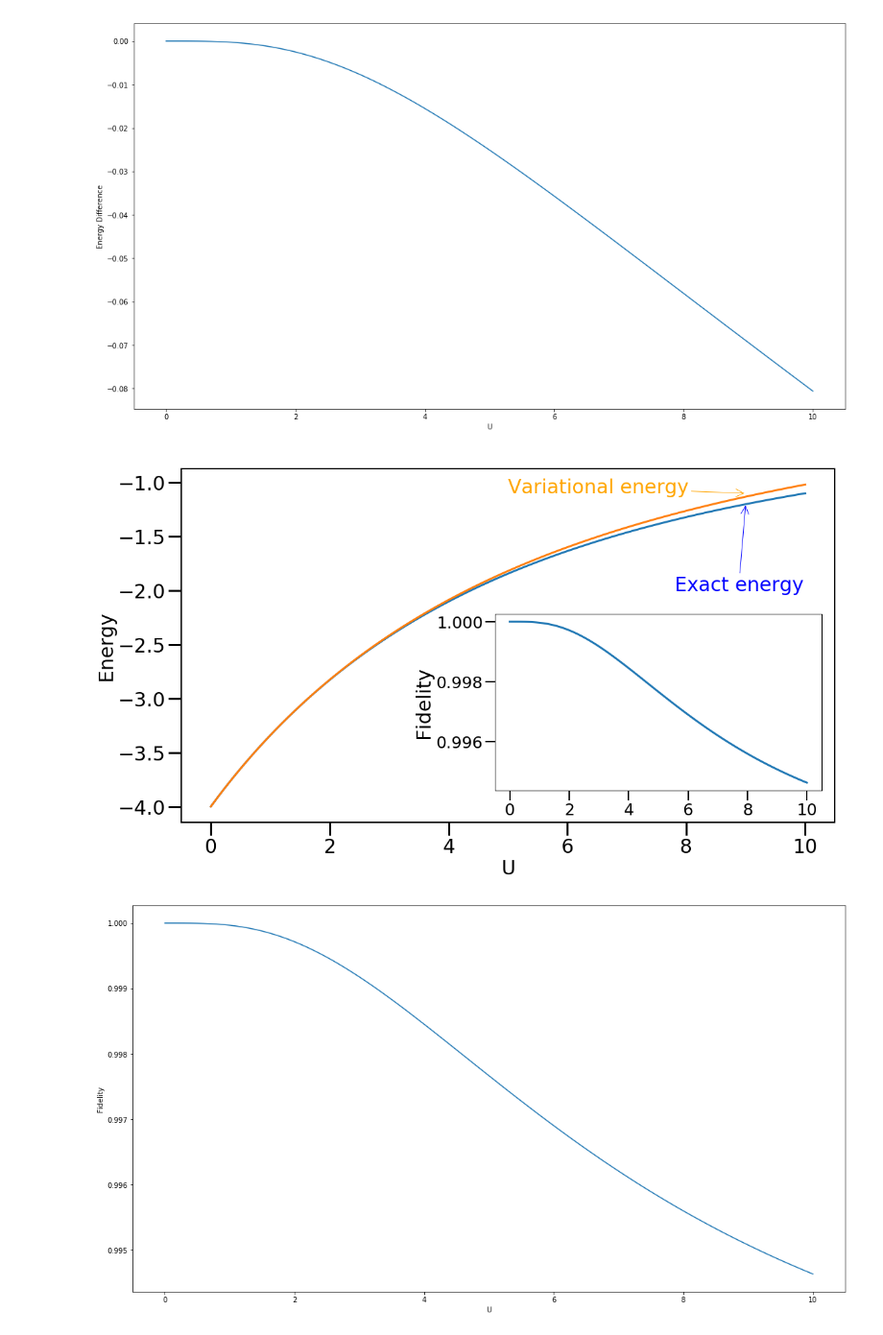
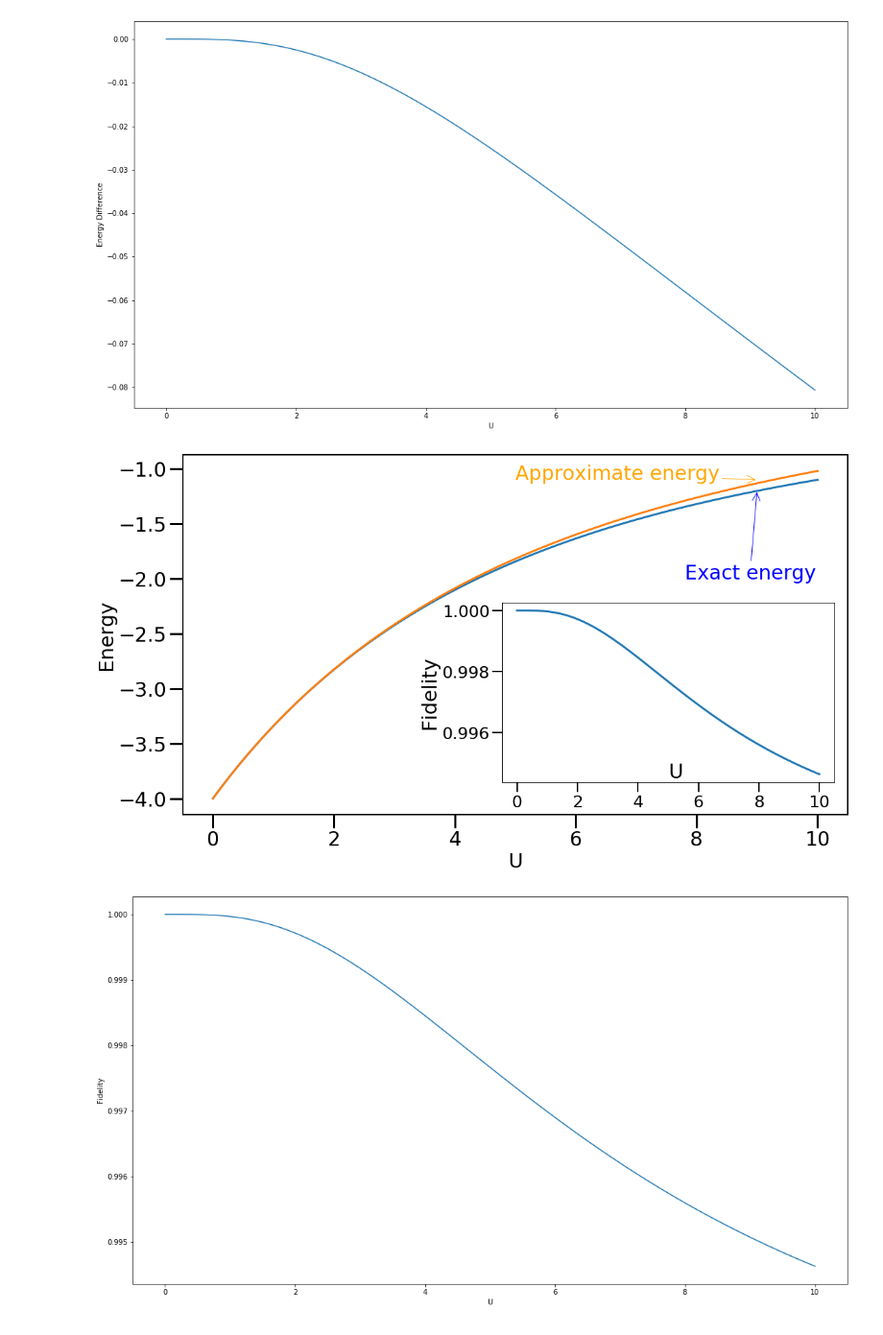
Before and after one commit to haclep/qcomputing, a Jupyter notebook: UCC/Optimizer.ipynb, the cells around one changed output. Shown at 96% size. Drawn from its saved outputs; the diff is of its cells as text; code cells hidden in the pictures.

```diff
--- a/UCC/Optimizer.ipynb
+++ b/UCC/Optimizer.ipynb
@@ -895,5 +469,0 @@ plt.show()
-# %%
-for i in range(len(gs_vector)):
-    if gs_vector[i][3] < 0:
-        gs_vector[i] *= -1
-    #print(gs_vector[i])
@@ -1146,23 +639,30 @@ def newapp_1(vector):
 
     exponent = np.zeros([len(basis),len(basis)])
     theta = list(vector)
-    temp1 = np.dot(LA.expm(theta[0] * ucc_doubles[0]), initial)
+    temp1 = np.dot(LA.expm(theta[0] *-1* ucc_doubles[0]), initial)
     #print(temp1)
-    temp2 = np.dot(LA.expm(theta[0] * ucc_doubles[1]), temp1)
+    temp2 = np.dot(LA.expm(theta[0] *-1* ucc_doubles[1]), temp1)
     #print(temp2)
+    #temp3 = np.dot(LA.expm(theta[1] * ucc_quads[0]), temp2)
+    #print(temp3)
     temp4 = np.dot(LA.expm(-np.pi/4 * ucc_doubles[2]), temp2)
     #print(temp4)
-    temp5 = np.dot(LA.expm(theta[2] *-1* ucc_doubles[3]), temp4)
+    temp5 = np.dot(LA.expm(theta[2] * ucc_doubles[3]), temp4)
     #print(temp5)
     temp6 = np.dot(LA.expm(theta[2] * ucc_doubles[4]), temp5)
     #print(temp6)
     temp7 = np.dot(LA.expm(theta[2] *-1* ucc_doubles[6]), temp6)
     #print(temp7)
-    temp8 = np.dot(LA.expm(theta[2] * ucc_doubles[7]), temp7)
+    temp8 = np.dot(LA.expm(theta[2] *-1* ucc_doubles[7]), temp7)
     #print(temp8)
-    temp9 = np.dot(LA.expm(theta[3] * ucc_doubles[5]), temp8)
+    temp9 = np.dot(LA.expm(theta[3] *-1* ucc_doubles[5]), temp8)
     #print(temp9)
 
     #exponent = theta[0] * ucc_doubles[0] + theta[0] * ucc_doubles[1] + theta[1] * ucc_quads[0] + (-1*np.pi/4 * ucc_doubles[2]) + theta[2] * ucc_doubles[3] + theta[2] * ucc_doubles[4] + theta[2] * ucc_doubles[6] + theta[2] * ucc_doubles[7] + theta[3] * ucc_doubles[5]
     #print(exp_total)
     return temp9 #LA.expm(exponent)
+# %%
+jim1_psi_doubles = []
+for i in range(len(u_list)):
+    jim1_psi_doubles.append(newapp_1(jims1_angles[i]))
+jim1_psi_doubles[10], gs_vector[10]
@@ -1169,10 +686,10 @@ def newapp_1(vector):
 # %%
 jims1_angles = np.zeros([len(u_list), 4])
 for i in range(len(u_list)):
-    jims1_angles[i][0] = -0.5*np.arcsin(2*gs_vector[i][7])
+    jims1_angles[i][0] = 0.5*np.arcsin(4*gs_vector[i][5])
     jims1_angles[i][1] = np.arctan((np.tan(jims1_angles[i][0]))**2)
-    jims1_angles[i][2] = 0.5*np.arcsin(2*np.sqrt(2)*gs_vector[i][2] / (np.cos(jims1_angles[i][0])**2 ))
-    jims1_angles[i][3] = np.arctan(-1*gs_vector[i][17]/gs_vector[i][3]) + np.arctan(np.tan(jims1_angles[i][2])**2)
+    jims1_angles[i][2] = 0.5*np.arcsin(2*np.sqrt(2)*gs_vector[i][5] / (np.cos(jims1_angles[i][0])**2)) #* np.cos(jims1_angles[i][1])+np.sin(jims1_angles[i][0])**2 * np.sin(jims1_angles[i][1])))
+    jims1_angles[i][3] = np.arctan(gs_vector[i][-1]/gs_vector[i][0]) - np.arctan(np.tan(jims1_angles[i][2])**2)
 # %%
 jim1_psi_doubles = []
 for i in range(len(u_list)):
@@ -1199,35 +716,38 @@ plt.show()
 fig, ax1 = plt.subplots(figsize=(18, 10))
 left, bottom, width, height = [0.48, 0.09, 0.5, 0.5]
 axins = ax1.inset_axes([left,bottom,width,height])
 ax1.set_ylabel('Energy', fontsize=30)
 axins.set_ylabel('Fidelity', fontsize=30)
 ax1.plot(u_list, ge, linewidth=3)
 ax1.plot(u_list, jims1_variational_energy, linewidth=3)
-ax1.annotate('Variational energy', xy = (9,-1.1), xytext = (5.0,-1.1),
+ax1.annotate('Approximate energy', xy = (9,-1.1), xytext = (5.0,-1.1),
             arrowprops={'arrowstyle': '->', 'color':'orange'}, size=30, color = 'orange')
 
 
 ax1.annotate('Exact energy', xy = (9,-1.2), xytext = (7.8,-2.0),
             arrowprops={'arrowstyle': '->', 'color':'blue'}, size=30, color = 'blue')
+
 
 for axis in ['top','bottom','left','right']:
     ax1.spines[axis].set_linewidth(2)
     axins.spines[axis].set_linewidth(1)
 
 ax1.xaxis.set_tick_params(width=3)
 ax1.yaxis.set_tick_params(width=3)
 
 axins.xaxis.set_tick_params(width=2)
 axins.yaxis.set_tick_params(width=2)
 
 axins.plot(u_list, jims1_fidelity, linewidth=3)
 ax1.set_xlabel('U', fontsize=30)
 
+axins.text(5,0.9945,'U', fontsize=30)
+
 ax1.tick_params(axis='both', labelsize=30, length=20)
 axins.tick_params(axis='both', labelsize=25, length=15)
 plt.show()
 # %% [output]
-[figure, old version]
+[figure, new version]
 # %%
 jims1_fidelity = []
 for i in range(len(ge)):
```
Also changed, not shown: parts of 58 cells of this notebook, 2 other files.
